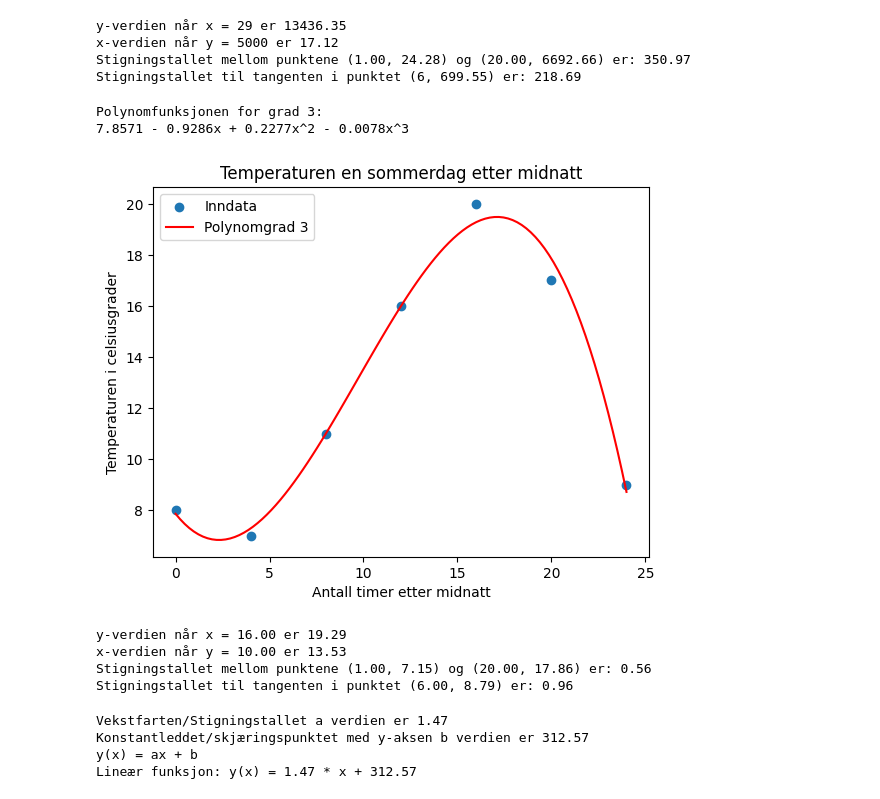
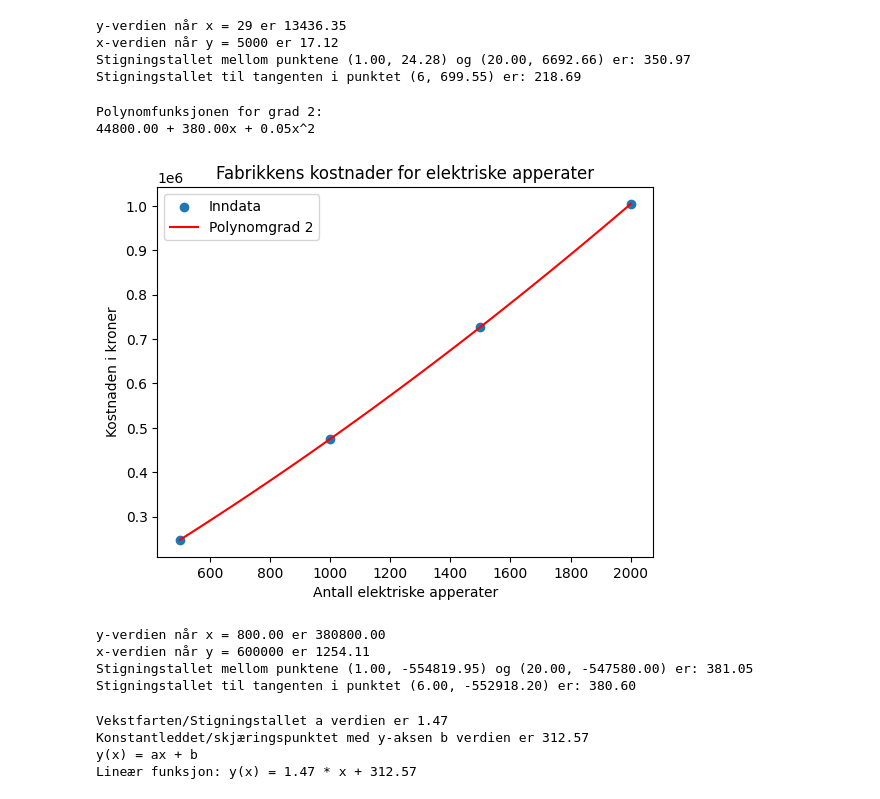
Before and after one commit to hanska91/Matematikk-2P-Y, a Jupyter notebook: Matematikkboka 2P-Y + Litt annet.ipynb, the cells around one changed output. Drawn from its saved outputs; the diff is of its cells as text; code cells hidden in the pictures.

```diff
--- a/Matematikkboka 2P-Y + Litt annet.ipynb
+++ b/Matematikkboka 2P-Y + Litt annet.ipynb
@@ -2896,8 +2896,8 @@ import numpy as np
 import matplotlib.pyplot as plt
 
 # Dummy data
-x = np.array([0, 4, 8, 12, 16, 20, 24])  # Eksempel data
-y = np.array([8, 7, 11, 16, 20, 17, 9])  # Eksempel data
+x = np.array([500, 1000, 1500, 2000])  # Eksempel data
+y = np.array([247300, 474800, 727300, 1004800])  # Eksempel data
 
 # Funksjon for å beregne polynomregresjon og la brukeren velge grad
 def polynomial_regression(x, y, n):
@@ -2906,7 +2906,7 @@ def polynomial_regression(x, y, n):
     p = np.poly1d(coefficients)
 
     # Skriv ut polynomfunksjonen med ^ tegn og riktig rekkefølge
-    poly_str = " + ".join([f"{coeff:.4f}x^{i}" if i > 0 else f"{coeff:.4f}" for i, coeff in enumerate(coefficients[::-1])])
+    poly_str = " + ".join([f"{coeff:.2f}x^{i}" if i > 0 else f"{coeff:.2f}" for i, coeff in enumerate(coefficients[::-1])])
     poly_str = poly_str.replace("x^1 ", "x ")
     poly_str = poly_str.replace("x^0", "")
     poly_str = poly_str.replace(" + -", " - ")
@@ -2916,7 +2916,7 @@ def polynomial_regression(x, y, n):
     return p
 
 # La brukeren velge grad på polynomet ------------------------------------------- Veldig viktig at du selv velger polynomgrad her
-n = 3
+n = 2
 
 # Beregn polynomregresjon med brukerens valgte grad
 p = polynomial_regression(x, y, n)
@@ -2927,49 +2927,58 @@ plt.scatter(x, y, label='Inndata')
 plt.plot(x_plot, p(x_plot), color='red', label=f'Polynomgrad {n}')
 
 # Sett aksetitler
-plt.xlabel('Antall timer etter midnatt')
-plt.ylabel('Temperaturen i celsiusgrader')
+plt.xlabel('Antall elektriske apperater')                            # Navn på x-aksen
+plt.ylabel('Kostnaden i kroner')                                     # Navn på y-aksen
 
 # Legg til en overskrift
-plt.title("Temperaturen en sommerdag etter midnatt")
+plt.title("Fabrikkens kostnader for elektriske apperater")            # Navn på overskrift
 plt.legend()
 plt.show()
 
 # Finn y-verdien når x = ...
-x_verdi = 16
+x_verdi = 800
 y_verdi = p(x_verdi)
 print(f"y-verdien når x = {x_verdi:.2f} er {y_verdi:.2f}")
 
-# Finn x-verdien når y = ...
-y_verdi = 10
-x_verdi = p(y_verdi)
-print(f"x-verdien når y = {y_verdi:.2f} er {x_verdi:.2f}")
+# Finn x-verdien når y = 600000
+y_verdi = 600000
+
+# Funksjon for å finne x-verdi for en gitt y-verdi ved bruk av polynomregresjonsmodellen
+def find_x_for_y(p, y_value):
+    coefficients = p.coefficients
+    coefficients[-1] -= y_value
+    roots = np.roots(coefficients)
+    real_roots = [root.real for root in roots if np.isreal(root) and root.real > 0]
+    return real_roots
+
+x_values_for_y = find_x_for_y(p, y_verdi)
+print(f"x-verdien når y = {y_verdi} er {x_values_for_y[0]:.2f}")
 
 # Finn stigningstallet mellom to punkter (rett linje)
 x1 = 1
 x2 = 20
 y1 = p(x1)
 y2 = p(x2)
 
 m = (y2 - y1) / (x2 - x1)
 
 print("Stigningstallet mellom punktene ({:.2f}, {:.2f}) og ({:.2f}, {:.2f}) er: {:.2f}".format(x1, y1, x2, y2, m))
 
 # Finn stigningstallet i et valgt punkt
 x3 = 6
 y3 = p(x3)
 
 m_tangent = np.polyder(p)(x3)
 
 print("Stigningstallet til tangenten i punktet ({:.2f}, {:.2f}) er: {:.2f}".format(x3, y3, m_tangent))
 # %% [output]
-Polynomfunksjonen for grad 3:
-7.8571 - 0.9286x + 0.2277x^2 - 0.0078x^3
+Polynomfunksjonen for grad 2:
+44800.00 + 380.00x + 0.05x^2
-[figure, old version]
+[figure, new version]
-y-verdien når x = 16.00 er 19.29
-x-verdien når y = 10.00 er 13.53
-Stigningstallet mellom punktene (1.00, 7.15) og (20.00, 17.86) er: 0.56
-Stigningstallet til tangenten i punktet (6.00, 8.79) er: 0.96
+y-verdien når x = 800.00 er 380800.00
+x-verdien når y = 600000 er 1254.11
+Stigningstallet mellom punktene (1.00, -554819.95) og (20.00, -547580.00) er: 381.05
+Stigningstallet til tangenten i punktet (6.00, -552918.20) er: 380.60
 # %%
 # Lineær regresjon
 import numpy as np
```
